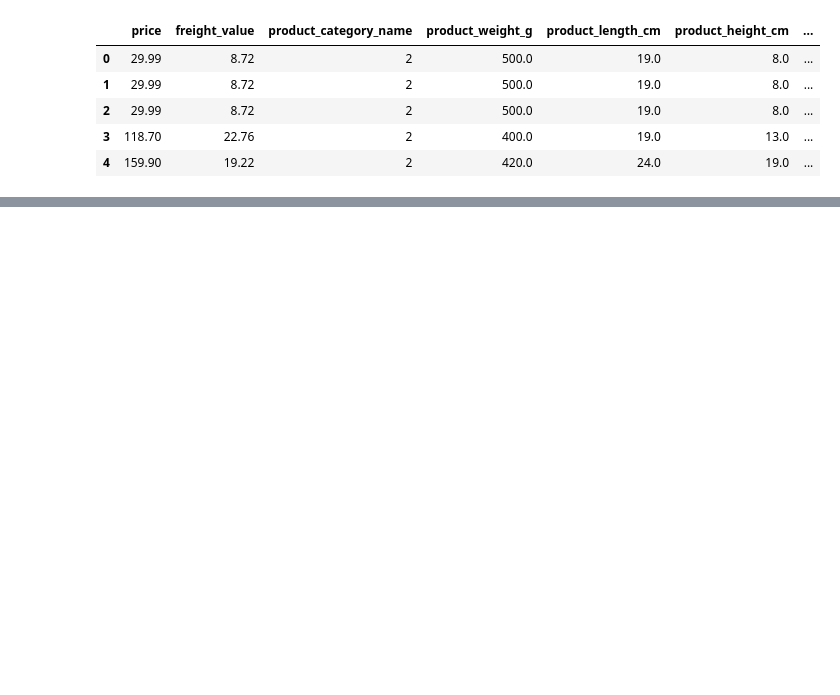
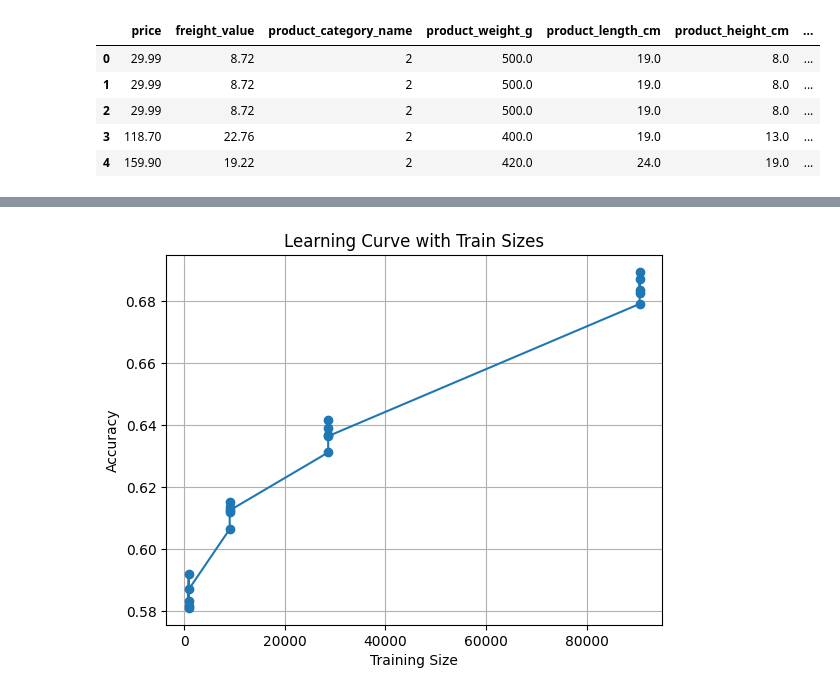
Before and after one commit to WeihaoLi-Tom/SML_AS3, a Jupyter notebook: project_3.ipynb, the cells around one changed output, grey strips where cells are left out. Saved outputs shown, nothing was run; the diff lists cells and outputs as text; code cells hidden in the pictures; blank space fills up the shorter version.

Commit message:
rebuild model and results

```diff
--- a/project_3.ipynb
+++ b/project_3.ipynb
@@ -292,0 +301,17 @@ merged.head()
+# %%
+import numpy as np
+
+def manual_train_test_split(X, y, test_size=0.2, random_state=None):
+    np.random.seed(random_state)
+    indices = np.random.permutation(len(X))
+    test_set_size = int(len(X) * test_size)
+    test_indices = indices[:test_set_size]
+    train_indices = indices[test_set_size:]
+
+
+    X_train = X.iloc[train_indices]
+    X_test = X.iloc[test_indices]
+    y_train = y.iloc[train_indices]
+    y_test = y.iloc[test_indices]
+
+    return X_train, X_test, y_train, y_test
@@ -292,0 +352,78 @@ merged.head()
+# %%
+import numpy as np
+import matplotlib.pyplot as plt
+import seaborn as sns
+from sklearn.ensemble import RandomForestClassifier
+from sklearn.metrics import confusion_matrix, classification_report, accuracy_score
+
+
+train_sizes = np.concatenate(([0.01], np.logspace(-1, 0, 3)))  # [0.01, 0.1, 0.5, 1.0]
+n_repeats = 20
+accuracies = []
+train_sizes_actual = []
+all_y_test = []
+all_y_pred = []
+
+
+experiments_per_size = n_repeats // len(train_sizes)
+
+
+for size in train_sizes:
+    for i in range(experiments_per_size):
+        X_train, X_test, y_train, y_test = manual_train_test_split(X, y, test_size=0.2, random_state=i)
+
+
+        subset_train_idx = X_train.index[:int(len(X_train) * size)]
+        X_train_subset = X_train.loc[subset_train_idx]
+        y_train_subset = y_train.loc[subset_train_idx]
+
+
+        model = RandomForestClassifier(n_estimators=200, random_state=42, max_depth=None)
+        model.fit(X_train_subset, y_train_subset)
+
+
+        y_pred = model.predict(X_test)
+        accuracy = accuracy_score(y_test, y_pred)
+        accuracies.append(accuracy)
+        train_sizes_actual.append(len(X_train_subset))
+
+
+        all_y_test.extend(y_test)
+        all_y_pred.extend(y_pred)
+
+        print(f"Experiment with Train Size {len(X_train_subset)}: Accuracy = {accuracy:.3f}")
+
+
+mean_accuracy = np.mean(accuracies)
+std_accuracy = np.std(accuracies)
+
+# learning curve
+plt.figure()
+plt.plot(train_sizes_actual, accuracies, marker='o', label='Accuracy')
+plt.title("Learning Curve with Train Sizes")
+plt.xlabel("Training Size")
+plt.ylabel("Accuracy")
+plt.grid()
+plt.show()
+
+# Error bar
+plt.figure()
+plt.errorbar(x=train_sizes_actual, y=accuracies, yerr=std_accuracy, fmt='o', label='Accuracy with error bar')
+plt.title("Learning Curve with Error Bars")
+plt.xlabel("Training Size")
+plt.ylabel("Accuracy")
+plt.grid()
+plt.show()
+
+#conf matrix
+conf_matrix = confusion_matrix(all_y_test, all_y_pred)
+plt.figure(figsize=(10, 8))
+sns.heatmap(conf_matrix, annot=True, fmt="d", cmap="Blues", xticklabels=np.unique(y), yticklabels=np.unique(y))
+plt.xlabel("Predicted")
+plt.ylabel("Actual")
+plt.title("Confusion Matrix")
+plt.show()
+
+
+print(classification_report(all_y_test, all_y_pred))
+# %% [output]
@@ -292,0 +450 @@ merged.head()
+[figure, added]
```
Also changed, not shown: parts of 22 cells of this notebook.
